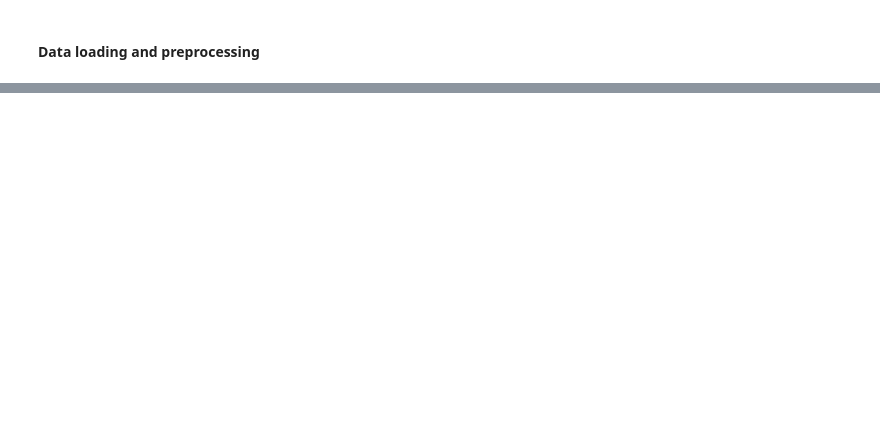
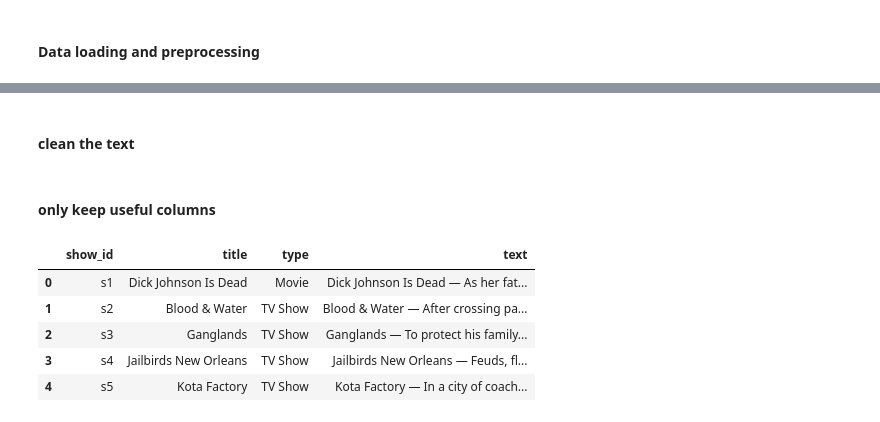
Before and after one commit to JoshOmondi/deep_learning, a Jupyter notebook: NetflixRAG.ipynb, the cells around one changed output, grey strips where cells are left out. Cells and saved outputs as stored; diff of their text form; code cells hidden in the pictures; blank space fills up the shorter version.

```diff
--- a/NetflixRAG.ipynb
+++ b/NetflixRAG.ipynb
@@ -164,0 +170,8 @@ drive.mount('/content/drive')
+# %%
+
+# Combine title + description (you can add cast, director, etc.)
+df["text"] = (
+    df["title"].fillna("") + " — " +
+    df["description"].fillna("")
+)
+df.head()
@@ -164,0 +185,19 @@ drive.mount('/content/drive')
+# %% [markdown]
+#### clean the text
+# %%
+def clean(text):
+    return text.replace("\n", " ").strip()
+
+df["text"] = df["text"].apply(clean)
+# %% [markdown]
+#### only keep useful columns
+# %%
+documents = df[["show_id", "title", "type", "text"]]
+documents.head()
+# %% [output]
+|  | show_id | title | type | text |
+| 0 | s1 | Dick Johnson Is Dead | Movie | Dick Johnson Is Dead — As her fat... |
+| 1 | s2 | Blood & Water | TV Show | Blood & Water — After crossing pa... |
+| 2 | s3 | Ganglands | TV Show | Ganglands — To protect his family... |
+| 3 | s4 | Jailbirds New Orleans | TV Show | Jailbirds New Orleans — Feuds, fl... |
+| 4 | s5 | Kota Factory | TV Show | Kota Factory — In a city of coach... |
```
Also changed, not shown: parts of 15 cells of this notebook.
